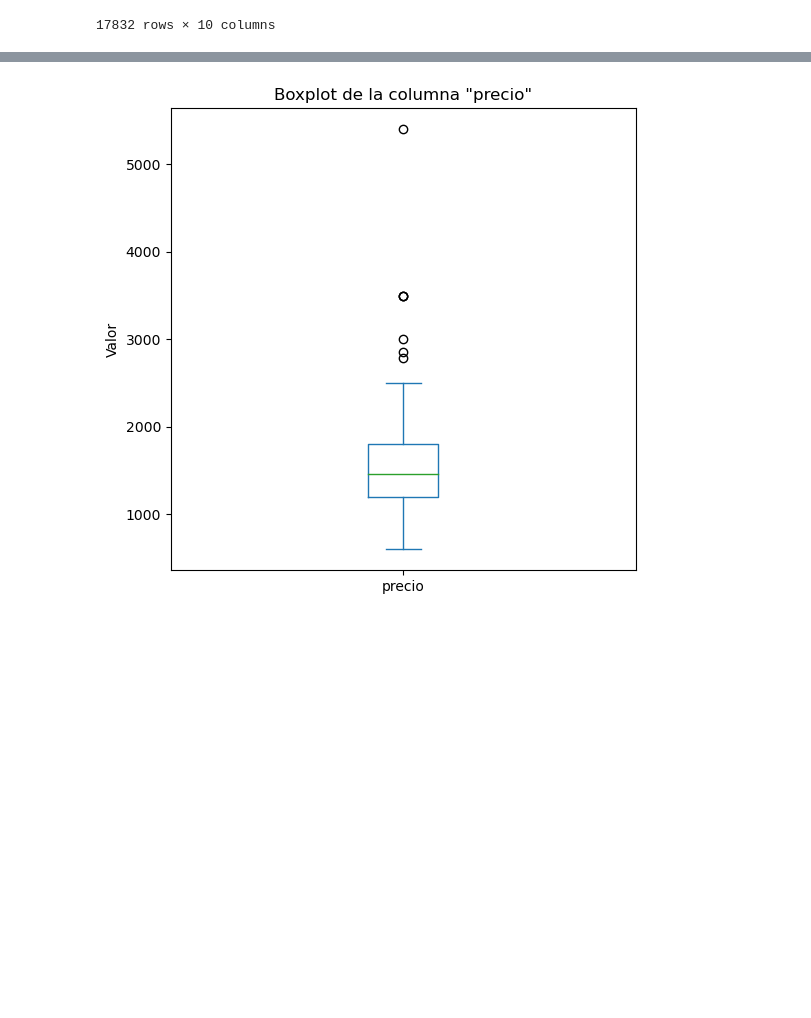
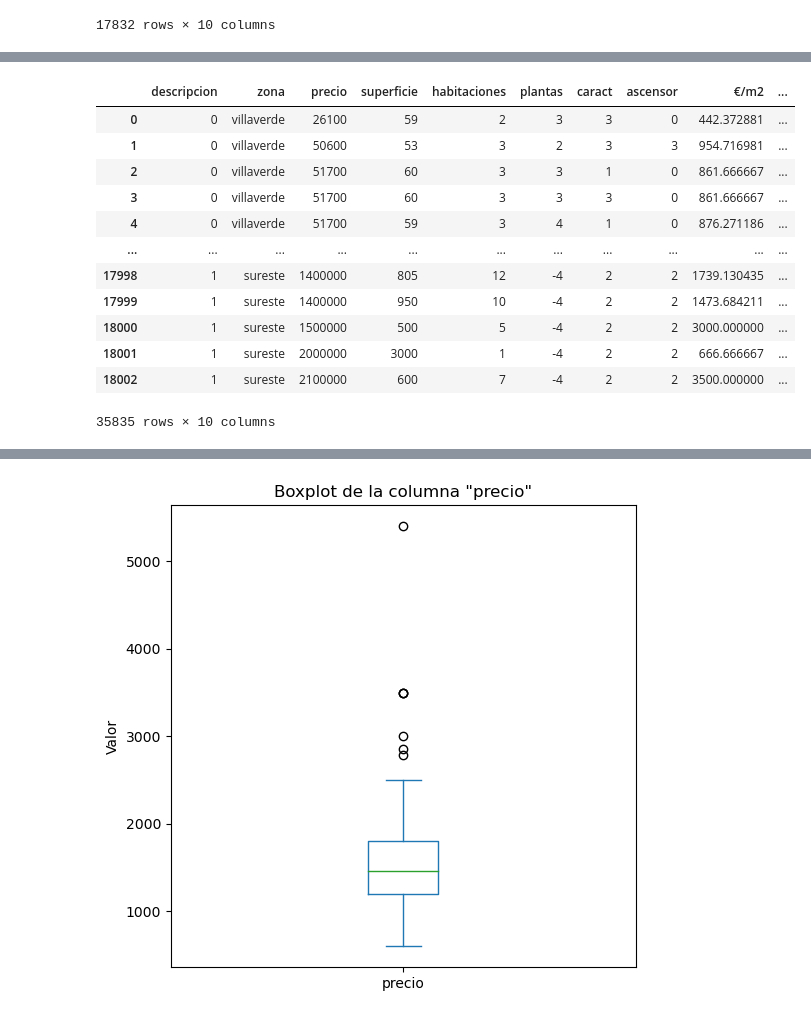
Before and after one commit to Gbau11/Analisis-de-la-vivienda-Idealista, a Jupyter notebook: jupyter/analisis_exploratorio/analisis_explo.ipynb, the cells around one changed output, grey strips where cells are left out. Drawn from its saved outputs; the diff is of its cells as text; code cells hidden in the pictures; blank space fills up the shorter version.

```diff
--- a/jupyter/analisis_exploratorio/analisis_explo.ipynb
+++ b/jupyter/analisis_exploratorio/analisis_explo.ipynb
@@ -255,3 +346,21 @@ alquiler.head()
 | 2 | 0 | arganzuela | 790.0 | 40 | 1 | 1 | 0 | 1 | 0 | 19.750000 | ... |
 | 3 | 4 | arganzuela | 800.0 | 40 | 0 | 3 | 3 | 3 | 0 | 20.000000 | ... |
 | 4 | 0 | arganzuela | 800.0 | 35 | 1 | 4 | 0 | 1 | 0 | 22.857143 | ... |
+# %%
+madrid_total = pd.concat([mad_int,mad_ext])
+# %%
+madrid_total
+# %% [output]
+|  | descripcion | zona | precio | superficie | habitaciones | plantas | caract | ascensor | €/m2 | ... |
+| 0 | 0 | villaverde | 26100 | 59 | 2 | 3 | 3 | 0 | 442.372881 | ... |
+| 1 | 0 | villaverde | 50600 | 53 | 3 | 2 | 3 | 3 | 954.716981 | ... |
+| 2 | 0 | villaverde | 51700 | 60 | 3 | 3 | 1 | 0 | 861.666667 | ... |
+| 3 | 0 | villaverde | 51700 | 60 | 3 | 3 | 3 | 0 | 861.666667 | ... |
+| 4 | 0 | villaverde | 51700 | 59 | 3 | 4 | 1 | 0 | 876.271186 | ... |
+| ... | ... | ... | ... | ... | ... | ... | ... | ... | ... | ... |
+| 17998 | 1 | sureste | 1400000 | 805 | 12 | -4 | 2 | 2 | 1739.130435 | ... |
+| 17999 | 1 | sureste | 1400000 | 950 | 10 | -4 | 2 | 2 | 1473.684211 | ... |
+| 18000 | 1 | sureste | 1500000 | 500 | 5 | -4 | 2 | 2 | 3000.000000 | ... |
+| 18001 | 1 | sureste | 2000000 | 3000 | 1 | -4 | 2 | 2 | 666.666667 | ... |
+| 18002 | 1 | sureste | 2100000 | 600 | 7 | -4 | 2 | 2 | 3500.000000 | ... |
+35835 rows × 10 columns
```
Also changed, not shown: parts of 45 cells of this notebook.
